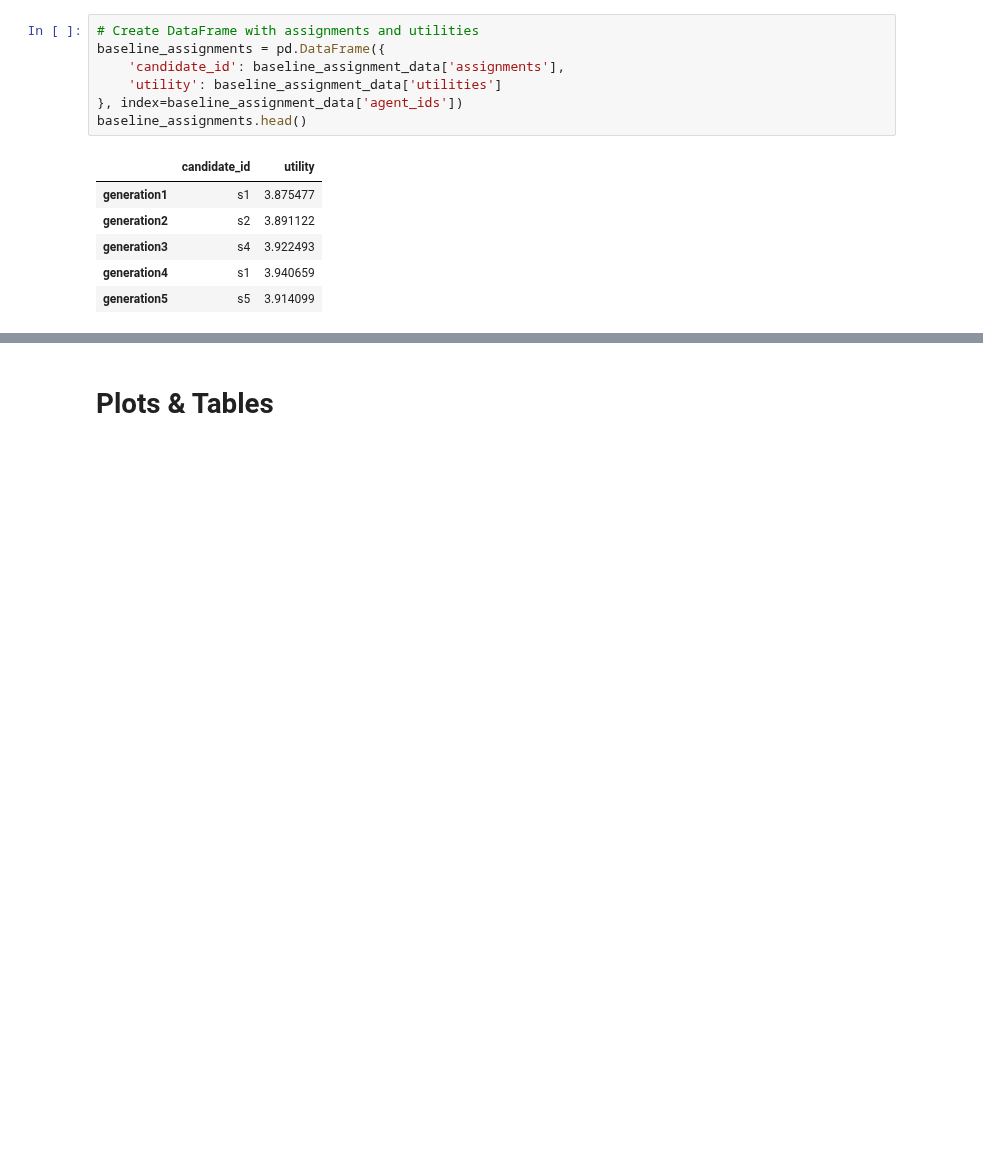
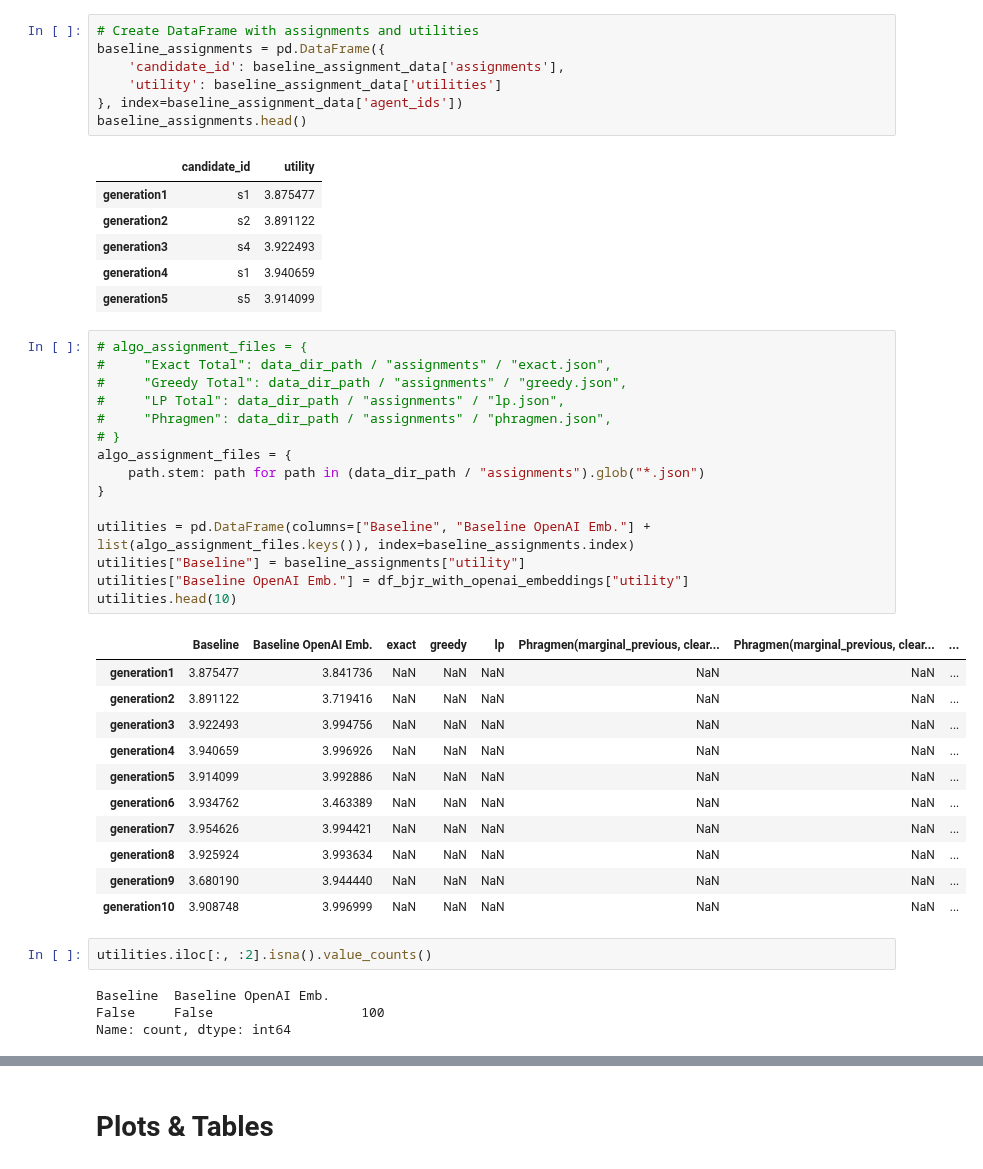
Before and after one commit to aaron-sandoval/generative_social_choice, a Jupyter notebook: generative_social_choice/plots/generate_plots.ipynb, the cells around one changed output, grey strips where cells are left out. Saved outputs shown, nothing was run; the diff lists cells and outputs as text; blank space fills up the shorter version.

```diff
--- a/generative_social_choice/plots/generate_plots.ipynb
+++ b/generative_social_choice/plots/generate_plots.ipynb
@@ -69,4 +82,37 @@ baseline_assignments.head()
 | generation3 | s4 | 3.922493 |
 | generation4 | s1 | 3.940659 |
 | generation5 | s5 | 3.914099 |
+# %%
+# algo_assignment_files = {
+#     "Exact Total": data_dir_path / "assignments" / "exact.json",
+#     "Greedy Total": data_dir_path / "assignments" / "greedy.json",
+#     "LP Total": data_dir_path / "assignments" / "lp.json",
+#     "Phragmen": data_dir_path / "assignments" / "phragmen.json",
+# }
+algo_assignment_files = {
+    path.stem: path for path in (data_dir_path / "assignments").glob("*.json")
+}
+
+utilities = pd.DataFrame(columns=["Baseline", "Baseline OpenAI Emb."] + list(algo_assignment_files.keys()), index=baseline_assignments.index)
+utilities["Baseline"] = baseline_assignments["utility"]
+utilities["Baseline OpenAI Emb."] = df_bjr_with_openai_embeddings["utility"]
+utilities.head(10)
+# %% [output]
+|  | Baseline | Baseline OpenAI Emb. | exact | greedy | lp | Phragmen(marginal_previous, clear... | Phragmen(marginal_previous, clear... | ... |
+| generation1 | 3.875477 | 3.841736 | NaN | NaN | NaN | NaN | NaN | ... |
+| generation2 | 3.891122 | 3.719416 | NaN | NaN | NaN | NaN | NaN | ... |
+| generation3 | 3.922493 | 3.994756 | NaN | NaN | NaN | NaN | NaN | ... |
+| generation4 | 3.940659 | 3.996926 | NaN | NaN | NaN | NaN | NaN | ... |
+| generation5 | 3.914099 | 3.992886 | NaN | NaN | NaN | NaN | NaN | ... |
+| generation6 | 3.934762 | 3.463389 | NaN | NaN | NaN | NaN | NaN | ... |
+| generation7 | 3.954626 | 3.994421 | NaN | NaN | NaN | NaN | NaN | ... |
+| generation8 | 3.925924 | 3.993634 | NaN | NaN | NaN | NaN | NaN | ... |
+| generation9 | 3.680190 | 3.944440 | NaN | NaN | NaN | NaN | NaN | ... |
+| generation10 | 3.908748 | 3.996999 | NaN | NaN | NaN | NaN | NaN | ... |
+# %%
+utilities.iloc[:, :2].isna().value_counts()
+# %% [output]
+Baseline  Baseline OpenAI Emb.
+False     False                   100
+Name: count, dtype: int64
 # %%
```
Also changed, not shown: parts of 9 cells of this notebook, 1 other file.
